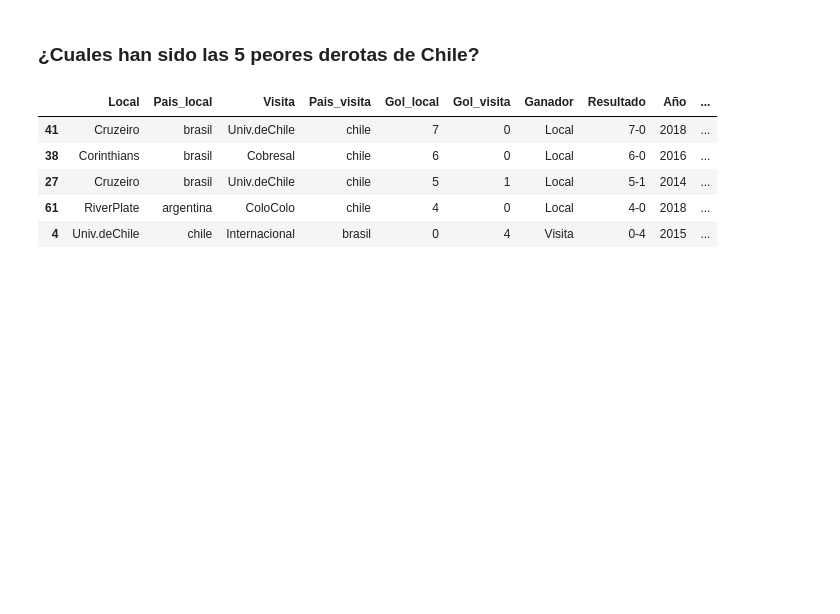
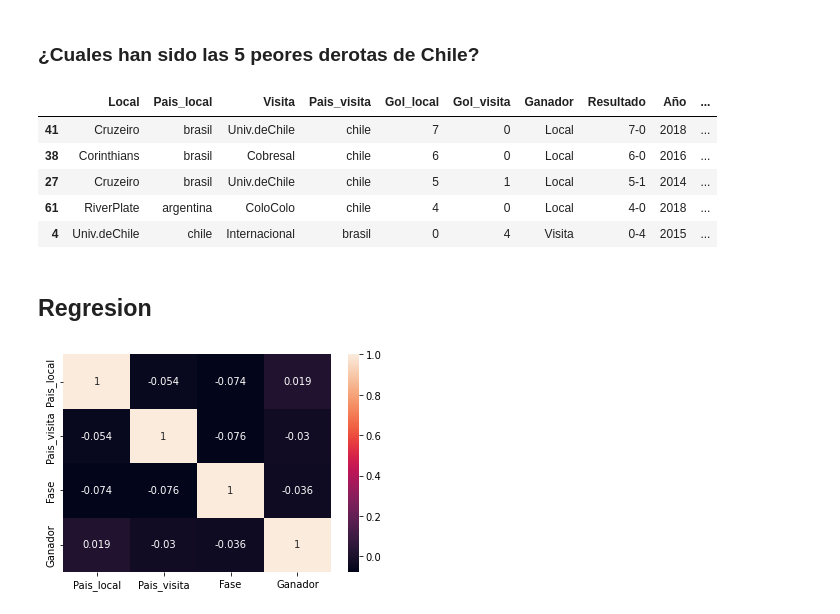
Before and after one commit to ThareauB/Proyecto-libertadores, a Jupyter notebook: proyecto_lib_ y_champ.ipynb, the cells around one changed output. Saved outputs shown, nothing was run; the diff lists cells and outputs as text; code cells hidden in the pictures; blank space fills up the shorter version.

Commit message:
Regresion

```diff
--- a/proyecto_lib_ y_champ.ipynb
+++ b/proyecto_lib_ y_champ.ipynb
@@ -1110,3 +1109,25 @@ derotas
 | 27 | Cruzeiro | brasil | Univ.deChile | chile | 5 | 1 | Local | 5-1 | 2014 | ... |
 | 61 | RiverPlate | argentina | ColoColo | chile | 4 | 0 | Local | 4-0 | 2018 | ... |
 | 4 | Univ.deChile | chile | Internacional | brasil | 0 | 4 | Visita | 0-4 | 2015 | ... |
+# %% [markdown]
+## Regresion
+# %%
+df_regresion = df_libertadores[['Pais_local', 'Pais_visita', 'Fase', 'Ganador']]
+# %%
+dic_pais = {'peru': 0, 'brasil' :1, 'bolivia' :2, 'argentina':3 , 'ecuador':4, 'chile':5,
+       'colombia':6, 'paraguay':7, 'venezuela':8, 'uruguay':9, 'mexico':10}
+dic_fase = {'Grupos':0, 'Final':4, 'Semifinal':3, 'Cuartos':2, 'Octavos':1}
+dic_gana = {'Visita':2, 'Local':1, 'Empate':0}
+# %%
+warnings.filterwarnings("ignore")
+df_regresion.replace({'Pais_local': dic_pais}, regex=True, inplace=True)
+df_regresion.replace({'Pais_visita': dic_pais}, regex=True, inplace=True)
+df_regresion.replace({'Fase': dic_fase}, regex=True, inplace=True)
+df_regresion.replace({'Ganador': dic_gana}, regex=True, inplace=True)
+# %%
+corr_df = df_regresion.corr(method='pearson')
+
+sns.heatmap(corr_df, annot=True)
+plt.show()
+# %% [output]
+[figure, added]
```
Also changed, not shown: parts of 2 cells of this notebook.
